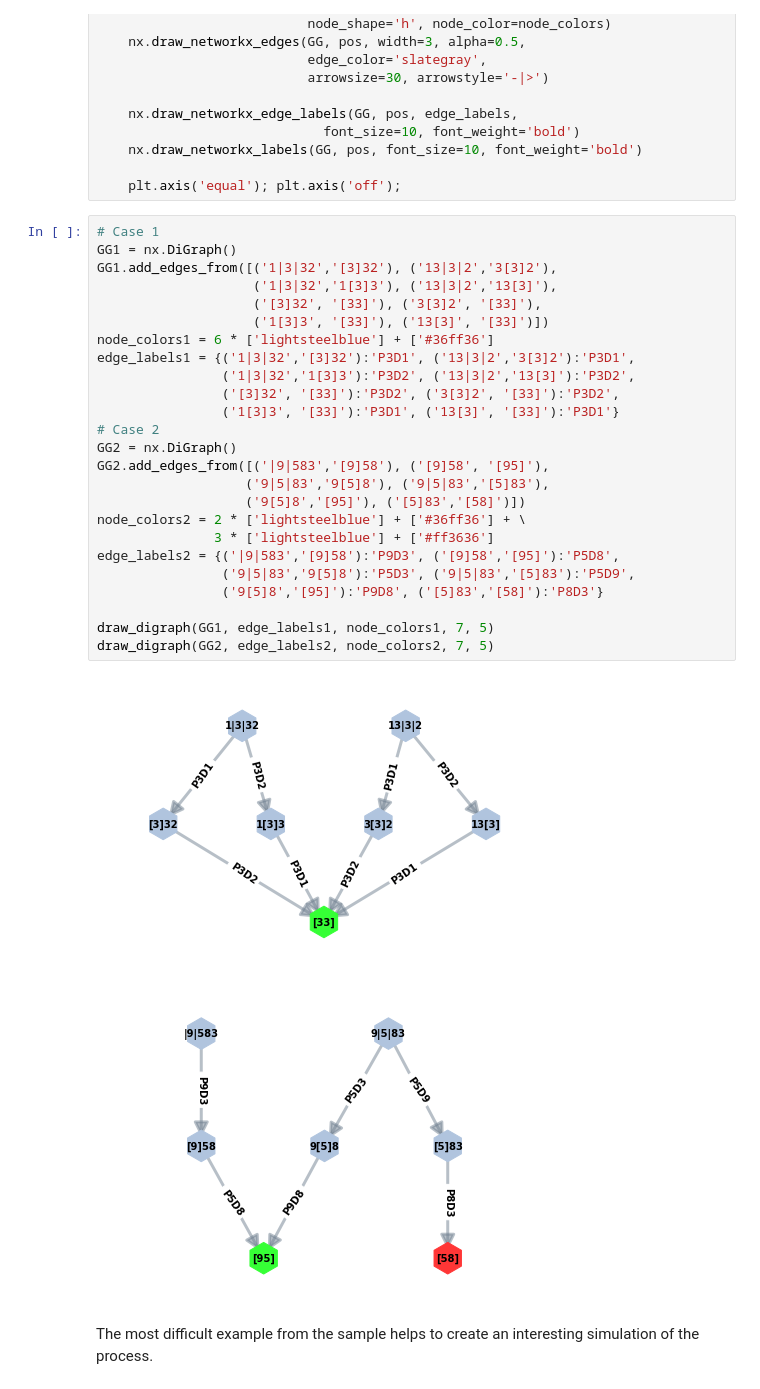
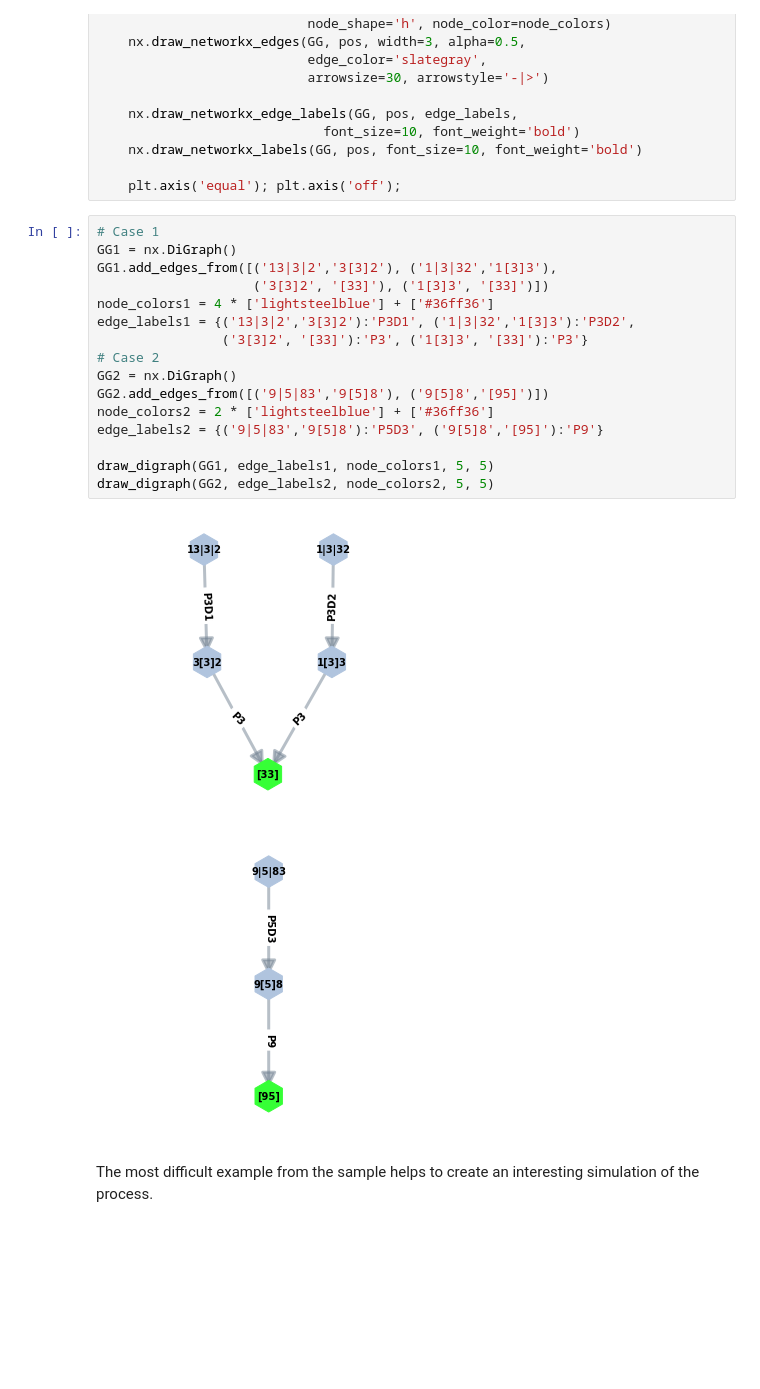
Before and after one commit to OlgaBelitskaya/colab_notebooks, a Jupyter notebook: kickstart_h2018.ipynb, the cells around one changed output. Cells and saved outputs as stored; diff of their text form; blank space fills up the shorter version.

```diff
--- a/kickstart_h2018.ipynb
+++ b/kickstart_h2018.ipynb
@@ -335,31 +335,22 @@ def draw_digraph(GG, edge_labels, node_colors, w, h):
 # %%
 # Case 1
 GG1 = nx.DiGraph()
-GG1.add_edges_from([('1|3|32','[3]32'), ('13|3|2','3[3]2'),
-                    ('1|3|32','1[3]3'), ('13|3|2','13[3]'),
-                    ('[3]32', '[33]'), ('3[3]2', '[33]'),
-                    ('1[3]3', '[33]'), ('13[3]', '[33]')])
-node_colors1 = 6 * ['lightsteelblue'] + ['#36ff36']
-edge_labels1 = {('1|3|32','[3]32'):'P3D1', ('13|3|2','3[3]2'):'P3D1',
-                ('1|3|32','1[3]3'):'P3D2', ('13|3|2','13[3]'):'P3D2',
-                ('[3]32', '[33]'):'P3D2', ('3[3]2', '[33]'):'P3D2',
-                ('1[3]3', '[33]'):'P3D1', ('13[3]', '[33]'):'P3D1'}
+GG1.add_edges_from([('13|3|2','3[3]2'), ('1|3|32','1[3]3'),
+                    ('3[3]2', '[33]'), ('1[3]3', '[33]')])
+node_colors1 = 4 * ['lightsteelblue'] + ['#36ff36']
+edge_labels1 = {('13|3|2','3[3]2'):'P3D1', ('1|3|32','1[3]3'):'P3D2',
+                ('3[3]2', '[33]'):'P3', ('1[3]3', '[33]'):'P3'}
 # Case 2
 GG2 = nx.DiGraph()
-GG2.add_edges_from([('|9|583','[9]58'), ('[9]58', '[95]'),
-                   ('9|5|83','9[5]8'), ('9|5|83','[5]83'),
-                   ('9[5]8','[95]'), ('[5]83','[58]')])
-node_colors2 = 2 * ['lightsteelblue'] + ['#36ff36'] + \
-               3 * ['lightsteelblue'] + ['#ff3636']
-edge_labels2 = {('|9|583','[9]58'):'P9D3', ('[9]58','[95]'):'P5D8',
-                ('9|5|83','9[5]8'):'P5D3', ('9|5|83','[5]83'):'P5D9',
-                ('9[5]8','[95]'):'P9D8', ('[5]83','[58]'):'P8D3'}
+GG2.add_edges_from([('9|5|83','9[5]8'), ('9[5]8','[95]')])
+node_colors2 = 2 * ['lightsteelblue'] + ['#36ff36']
+edge_labels2 = {('9|5|83','9[5]8'):'P5D3', ('9[5]8','[95]'):'P9'}
 
-draw_digraph(GG1, edge_labels1, node_colors1, 7, 5)
-draw_digraph(GG2, edge_labels2, node_colors2, 7, 5)
+draw_digraph(GG1, edge_labels1, node_colors1, 5, 5)
+draw_digraph(GG2, edge_labels2, node_colors2, 5, 5)
 # %% [output]
-[figure, old version]
+[figure, new version]
-[figure, old version]
+[figure, new version]
 # %% [markdown]
 The most difficult example from the sample helps to create an interesting  simulation of the process.
 # %%
```
Also changed, not shown: parts of 3 cells of this notebook.
